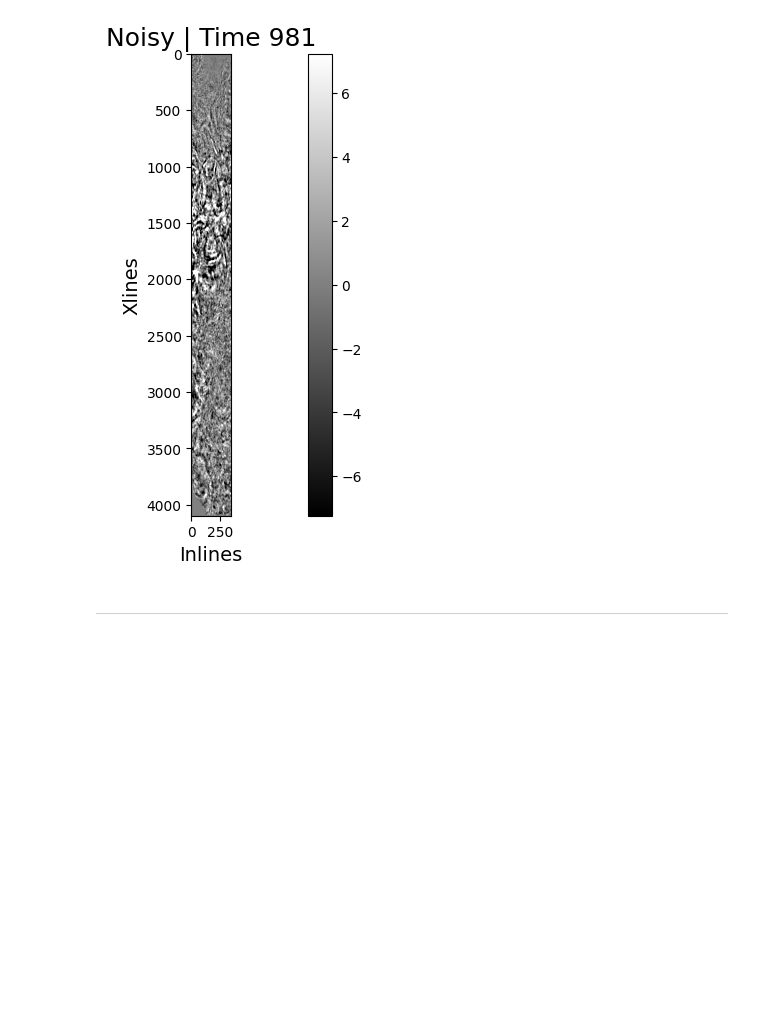
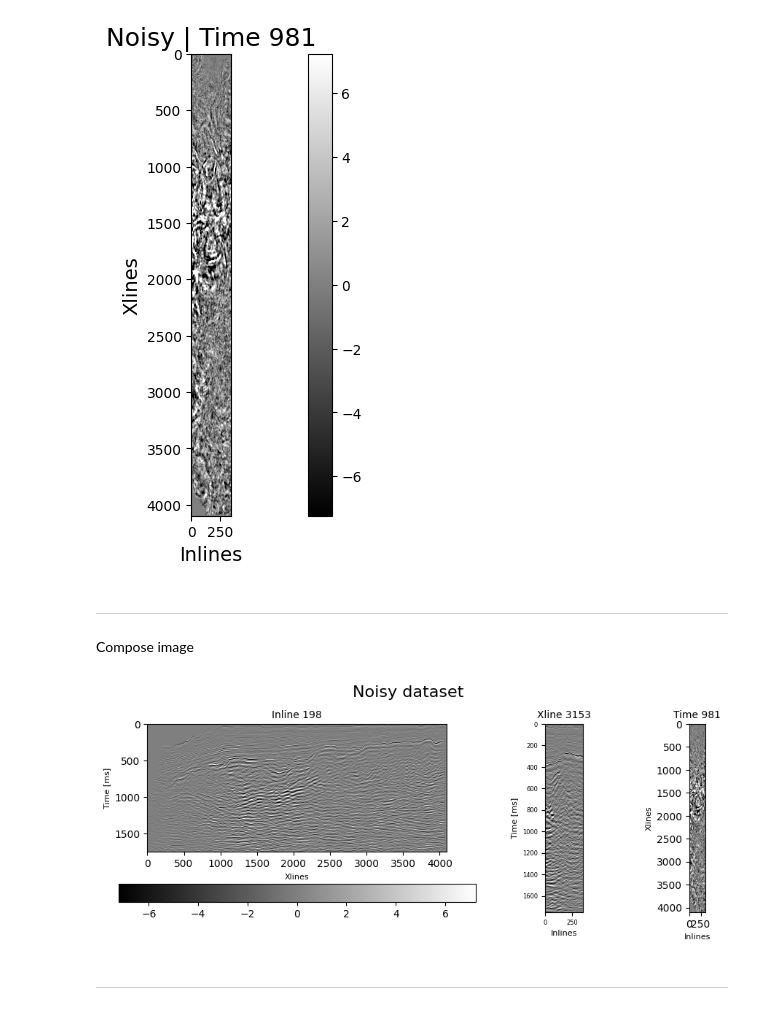
Before and after one commit to roderickperez/autoencoders, a Jupyter notebook: notebooks/Seismic/1_2D_Patch_Extraction.ipynb, the cells around one changed output. Drawn from its saved outputs; the diff is of its cells as text; code cells hidden in the pictures; blank space fills up the shorter version.

Commit message:
Figure 1 ready (subplots)

```diff
--- a/notebooks/Seismic/1_2D_Patch_Extraction.ipynb
+++ b/notebooks/Seismic/1_2D_Patch_Extraction.ipynb
@@ -82,6 +82,40 @@ plt.savefig('/home/roderickperez/DS_projects/autoencoders/images/Seismic/InforP/
 plt.show()
 # %% [output]
 [figure]
+# %% [markdown]
+---
+# %% [markdown]
+Compose image
+# %%
+plt.figure(figsize=(10,4))
+
+plt.subplot(3,5,(1, 13))
+plt.imshow(cubeNoisy[iline, :, :].T, cmap = 'gray', vmin = -amplitude_max, vmax = amplitude_max)
+plt.xlabel('Xlines', fontsize = 8)
+plt.ylabel('Time [ms]', fontsize = 8)
+plt.title('Inline %d' %iline, fontsize = 10)
+# Add horizontal colorbar
+plt.colorbar(orientation='horizontal', pad = 0.17)
+
+plt.subplot(3,5,(4, 14))
+plt.imshow(cubeNoisy[:, xline, :].T, cmap = 'gray', vmin = -amplitude_max, vmax = amplitude_max)
+plt.xlabel('Inlines', fontsize = 8)
+plt.ylabel('Time [ms]', fontsize = 8)
+plt.xticks(fontsize = 6)
+plt.yticks(fontsize = 6)
+plt.title('Xline %d' %xline, fontsize = 10)
+
+plt.subplot(3,5,(5, 15))
+plt.imshow(cubeNoisy[:, :, time].T, cmap = 'gray', vmin = -amplitude_max, vmax = amplitude_max)
+plt.xlabel('Inlines', fontsize = 8)
+plt.ylabel('Xlines', fontsize = 8)
+plt.title('Time %d' %time, fontsize = 10)
+
+plt.tight_layout(pad=3)
+plt.suptitle('Noisy dataset', fontsize = 16)
+plt.show()
+# %% [output]
+[figure, added]
 # %% [markdown]
 ---
 # %% [markdown]
```
